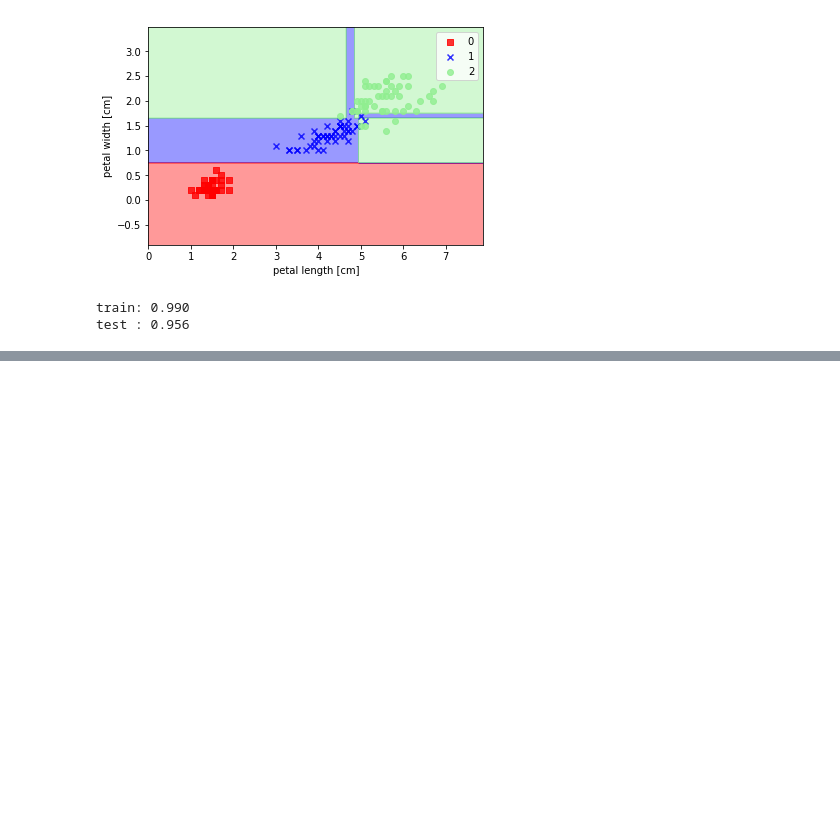
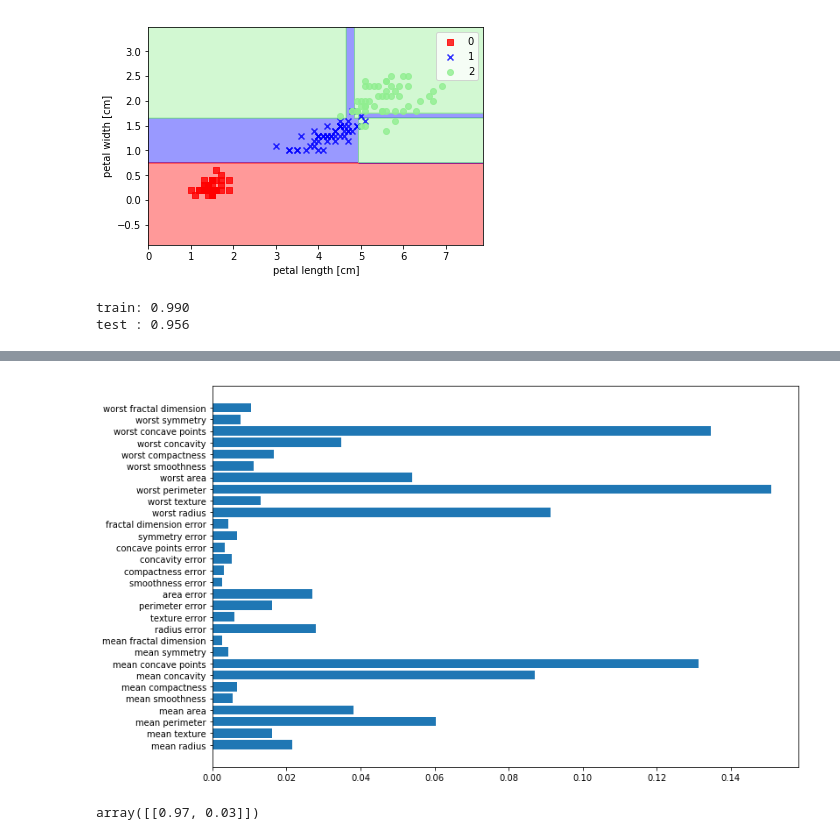
Before and after one commit to s4s7/Machine-learning, a Jupyter notebook: Decision Tree.ipynb, the cells around one changed output, grey strips where cells are left out. Cells and saved outputs as stored; diff of their text form; code cells hidden in the pictures; blank space fills up the shorter version.

```diff
--- a/Decision Tree.ipynb
+++ b/Decision Tree.ipynb
@@ -76,0 +126,8 @@ TypeError: Image data cannot be converted to float
+# %%
+# brest_cancerデータセットの読み込み
+from sklearn.datasets import load_breast_cancer
+bc = load_breast_cancer()
+
+# データセットの分割
+from sklearn.model_selection import train_test_split
+X_2_train, X_2_test, y_2_train, y_2_test = train_test_split(bc.data, bc.target, test_size=0.3, random_state=0)
@@ -76,0 +156,14 @@ TypeError: Image data cannot be converted to float
+# %%
+# 特徴量の重要度をグラフに出力
+n_features = len(bc.feature_names)
+plt.figure(figsize=(12, 8))
+plt.barh(range(n_features), rfc_2.feature_importances_ , align='center')
+plt.yticks(np.arange(n_features), bc.feature_names)
+plt.show()
+# %% [output]
+[figure, added]
+# %%
+# 予測確率を出力する
+rfc_2.predict_proba(X_2_test[0].reshape(1, -1))
+# %% [output]
+array([[0.97, 0.03]])
```
Also changed, not shown: parts of 12 cells of this notebook.
